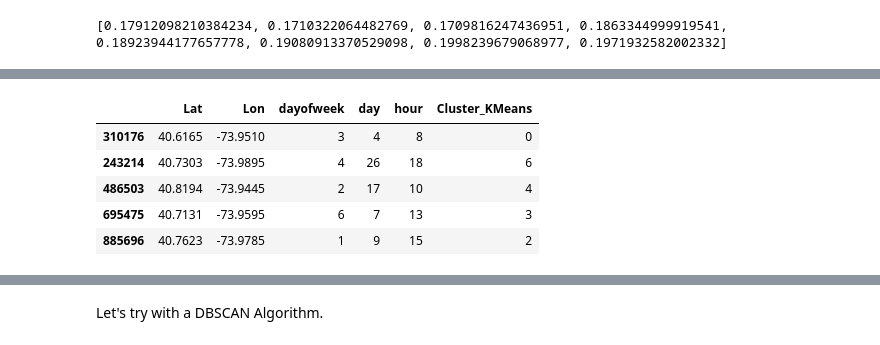
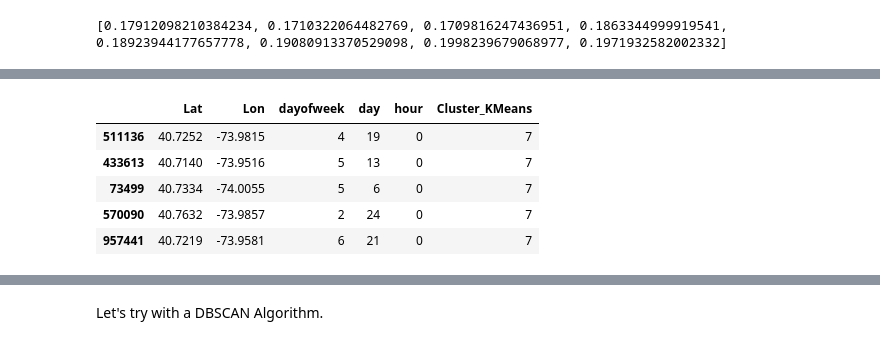
Before and after one commit to vchhauv/uber-pickups, a Jupyter notebook: uber-pickups.ipynb, the cells around one changed output, grey strips where cells are left out. Cells and saved outputs as stored; diff of their text form; code cells hidden in the pictures.

```diff
--- a/uber-pickups.ipynb
+++ b/uber-pickups.ipynb
@@ -195,12 +180,13 @@ fig.show()
 # %%
 kmeans = KMeans(n_clusters=8, random_state=0, n_init="auto").fit(X)
 df_sample["Cluster_KMeans"] = kmeans.labels_
-df_sample.head()
+df_sample_sorted = df_sample[df_sample['Cluster_KMeans'] != -1].sort_values('hour')
+df_sample_sorted.head()
 # %% [output]
 |  | Lat | Lon | dayofweek | day | hour | Cluster_KMeans |
-| 310176 | 40.6165 | -73.9510 | 3 | 4 | 8 | 0 |
-| 243214 | 40.7303 | -73.9895 | 4 | 26 | 18 | 6 |
-| 486503 | 40.8194 | -73.9445 | 2 | 17 | 10 | 4 |
-| 695475 | 40.7131 | -73.9595 | 6 | 7 | 13 | 3 |
-| 885696 | 40.7623 | -73.9785 | 1 | 9 | 15 | 2 |
+| 511136 | 40.7252 | -73.9815 | 4 | 19 | 0 | 7 |
+| 433613 | 40.7140 | -73.9516 | 5 | 13 | 0 | 7 |
+| 73499 | 40.7334 | -74.0055 | 5 | 6 | 0 | 7 |
+| 570090 | 40.7632 | -73.9857 | 2 | 24 | 0 | 7 |
+| 957441 | 40.7219 | -73.9581 | 6 | 21 | 0 | 7 |
 # %%
```
Also changed, not shown: parts of 16 cells of this notebook.
